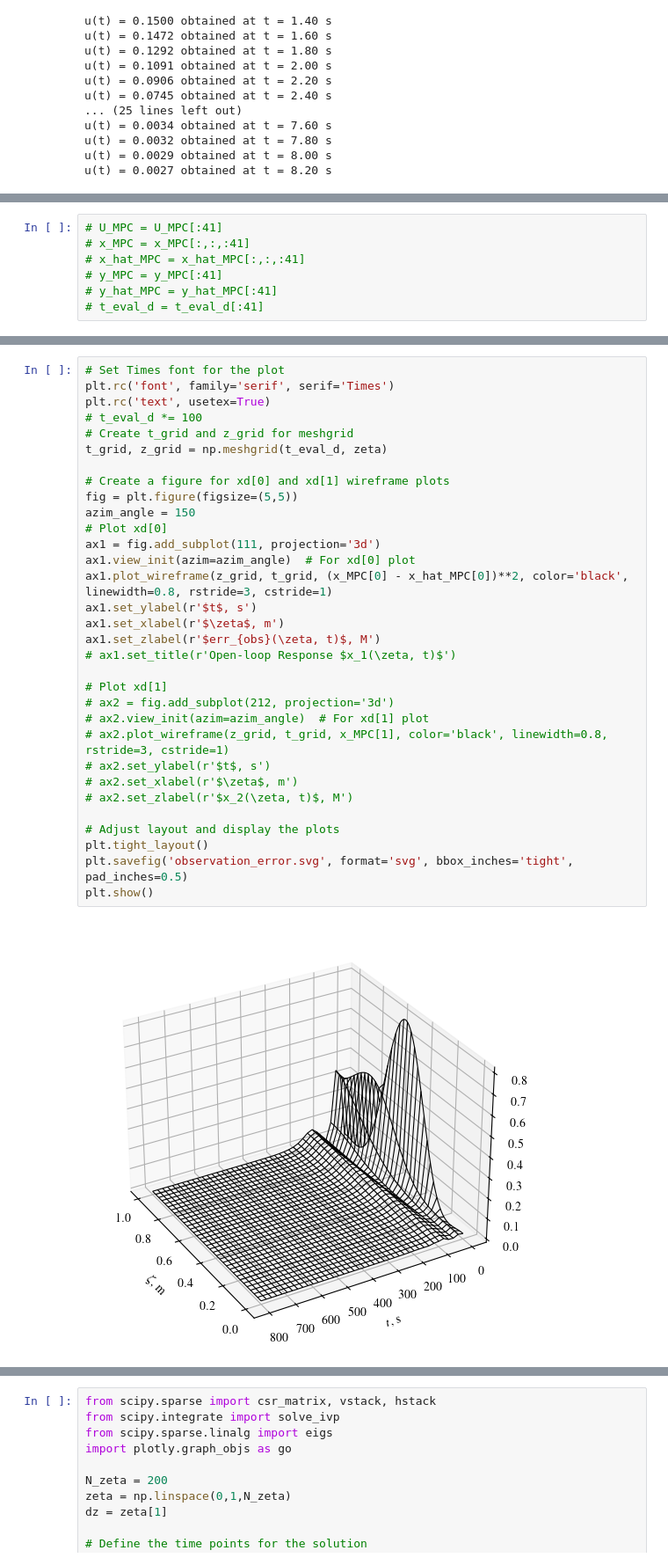
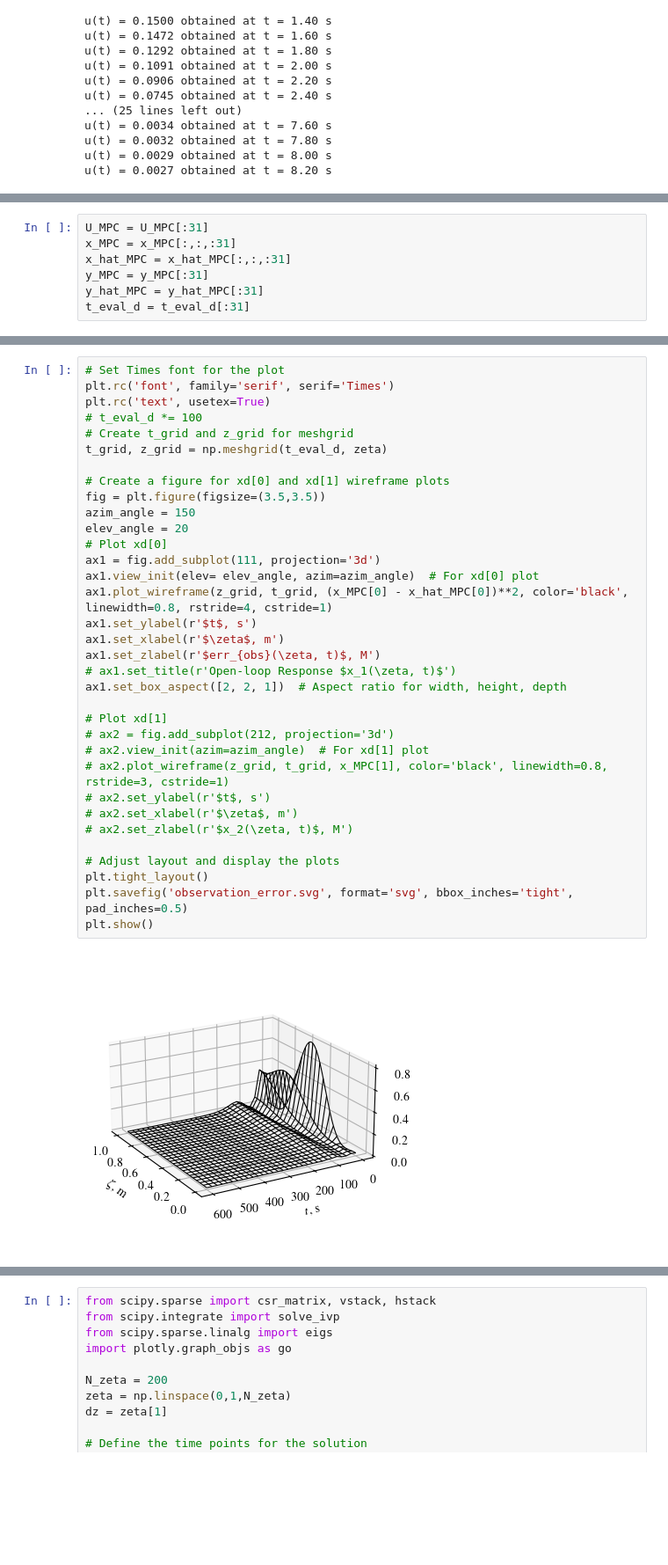
Before and after one commit to behradmoadeli/pfr_isothermal_recycle_delay_MPC, a Jupyter notebook: reports/Report_unstable.ipynb, the cells around one changed output, grey strips where cells are left out. Shown at 88% size. Drawn from its saved outputs; the diff is of its cells as text; blank space fills up the shorter version.

```diff
--- a/reports/Report_unstable.ipynb
+++ b/reports/Report_unstable.ipynb
@@ -206,10 +242,10 @@ u(t) = 0.0027 obtained at t = 8.20 s
 # %%
-# U_MPC = U_MPC[:41]
-# x_MPC = x_MPC[:,:,:41]
-# x_hat_MPC = x_hat_MPC[:,:,:41]
-# y_MPC = y_MPC[:41]
-# y_hat_MPC = y_hat_MPC[:41]
-# t_eval_d = t_eval_d[:41]
+U_MPC = U_MPC[:31]
+x_MPC = x_MPC[:,:,:31]
+x_hat_MPC = x_hat_MPC[:,:,:31]
+y_MPC = y_MPC[:31]
+y_hat_MPC = y_hat_MPC[:31]
+t_eval_d = t_eval_d[:31]
 # %%
 # Set Times font for the plot
 plt.rc('font', family='serif', serif='Times')
@@ -280,34 +316,36 @@ plt.show()
 # %%
 # Set Times font for the plot
 plt.rc('font', family='serif', serif='Times')
 plt.rc('text', usetex=True)
 # t_eval_d *= 100
 # Create t_grid and z_grid for meshgrid
 t_grid, z_grid = np.meshgrid(t_eval_d, zeta)
 
 # Create a figure for xd[0] and xd[1] wireframe plots
-fig = plt.figure(figsize=(5,5))
+fig = plt.figure(figsize=(3.5,3.5))
 azim_angle = 150
+elev_angle = 20
 # Plot xd[0]
 ax1 = fig.add_subplot(111, projection='3d')
-ax1.view_init(azim=azim_angle)  # For xd[0] plot
-ax1.plot_wireframe(z_grid, t_grid, (x_MPC[0] - x_hat_MPC[0])**2, color='black', linewidth=0.8, rstride=3, cstride=1)
+ax1.view_init(elev= elev_angle, azim=azim_angle)  # For xd[0] plot
+ax1.plot_wireframe(z_grid, t_grid, (x_MPC[0] - x_hat_MPC[0])**2, color='black', linewidth=0.8, rstride=4, cstride=1)
 ax1.set_ylabel(r'$t$, s')
 ax1.set_xlabel(r'$\zeta$, m')
 ax1.set_zlabel(r'$err_{obs}(\zeta, t)$, M')
 # ax1.set_title(r'Open-loop Response $x_1(\zeta, t)$')
+ax1.set_box_aspect([2, 2, 1])  # Aspect ratio for width, height, depth
 
 # Plot xd[1]
 # ax2 = fig.add_subplot(212, projection='3d')
 # ax2.view_init(azim=azim_angle)  # For xd[1] plot
 # ax2.plot_wireframe(z_grid, t_grid, x_MPC[1], color='black', linewidth=0.8, rstride=3, cstride=1)
 # ax2.set_ylabel(r'$t$, s')
 # ax2.set_xlabel(r'$\zeta$, m')
 # ax2.set_zlabel(r'$x_2(\zeta, t)$, M')
 
 # Adjust layout and display the plots
 plt.tight_layout()
 plt.savefig('observation_error.svg', format='svg', bbox_inches='tight', pad_inches=0.5)
 plt.show()
 # %% [output]
-[figure, old version]
+[figure, new version]
```
Also changed, not shown: parts of 6 cells of this notebook, 9 other files.
